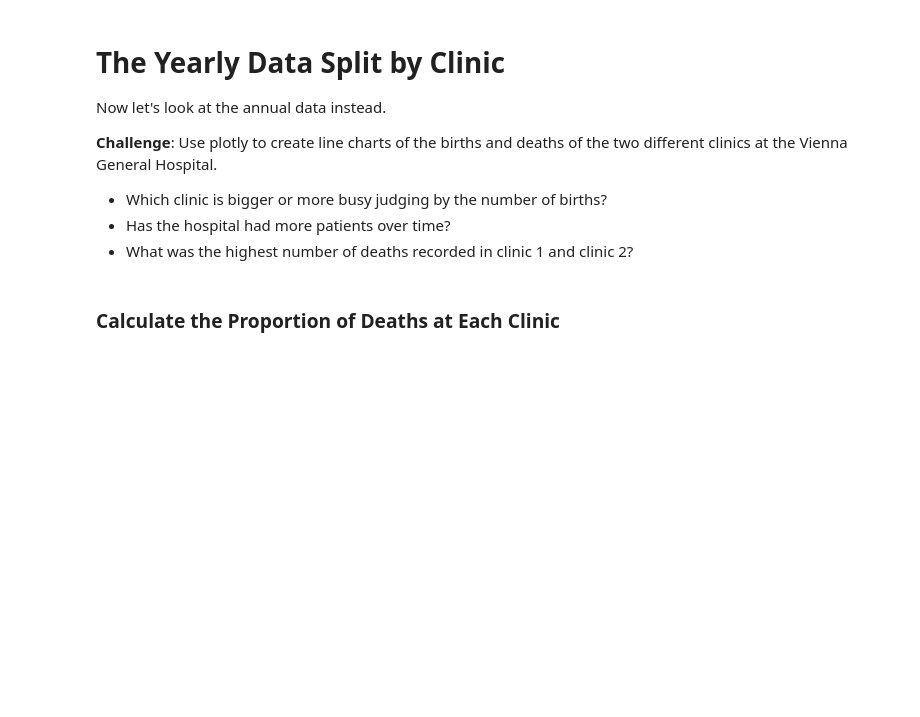
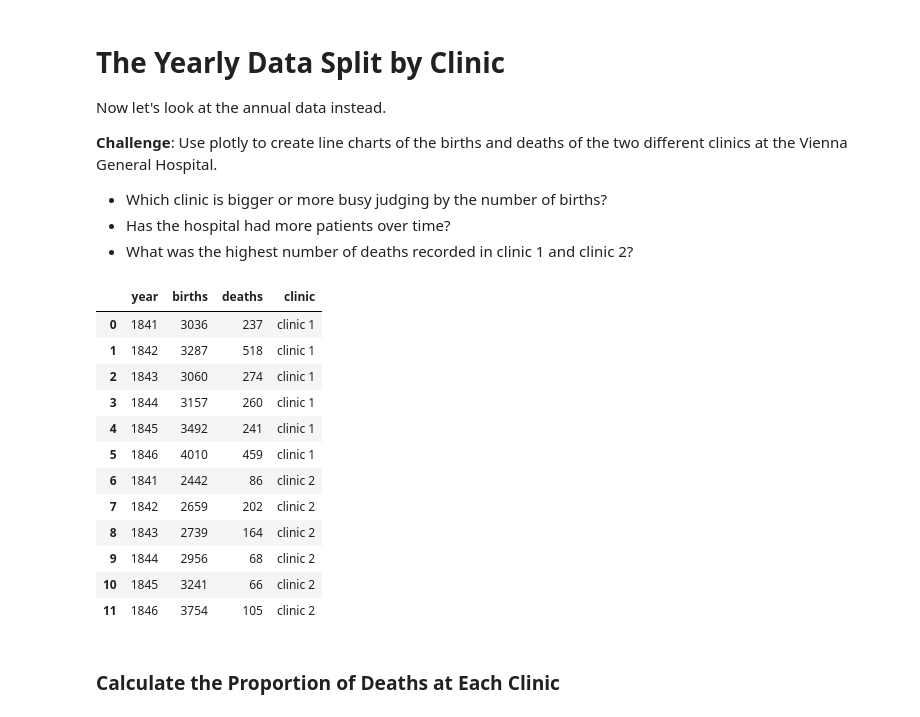
Before and after one commit to nico-Zero/Python, a Jupyter notebook: New_Shit__/Angela_Yu__/Day_80_Dr_Handwashing/Dr_Semmelweis_Handwashing_Discovery_(start).ipynb, the cells around one changed output. Saved outputs shown, nothing was run; the diff lists cells and outputs as text; code cells hidden in the pictures; blank space fills up the shorter version.

```diff
--- a/New_Shit__/Angela_Yu__/Day_80_Dr_Handwashing/Dr_Semmelweis_Handwashing_Discovery_(start).ipynb
+++ b/New_Shit__/Angela_Yu__/Day_80_Dr_Handwashing/Dr_Semmelweis_Handwashing_Discovery_(start).ipynb
@@ -151,6 +170,25 @@ Now let's look at the annual data instead.
 -   Which clinic is bigger or more busy judging by the number of births?
 -   Has the hospital had more patients over time?
 -   What was the highest number of deaths recorded in clinic 1 and clinic 2?
+# %%
+df_yearly
+
+
+# px.bar(data_frame=df_yearly,x = "clinic", y = 'births', color="births")
+# %% [output]
+|  | year | births | deaths | clinic |
+| 0 | 1841 | 3036 | 237 | clinic 1 |
+| 1 | 1842 | 3287 | 518 | clinic 1 |
+| 2 | 1843 | 3060 | 274 | clinic 1 |
+| 3 | 1844 | 3157 | 260 | clinic 1 |
+| 4 | 1845 | 3492 | 241 | clinic 1 |
+| 5 | 1846 | 4010 | 459 | clinic 1 |
+| 6 | 1841 | 2442 | 86 | clinic 2 |
+| 7 | 1842 | 2659 | 202 | clinic 2 |
+| 8 | 1843 | 2739 | 164 | clinic 2 |
+| 9 | 1844 | 2956 | 68 | clinic 2 |
+| 10 | 1845 | 3241 | 66 | clinic 2 |
+| 11 | 1846 | 3754 | 105 | clinic 2 |
 # %% [markdown]
 ### Calculate the Proportion of Deaths at Each Clinic
 # %% [markdown]
```
Also changed, not shown: parts of 1 cell of this notebook.
